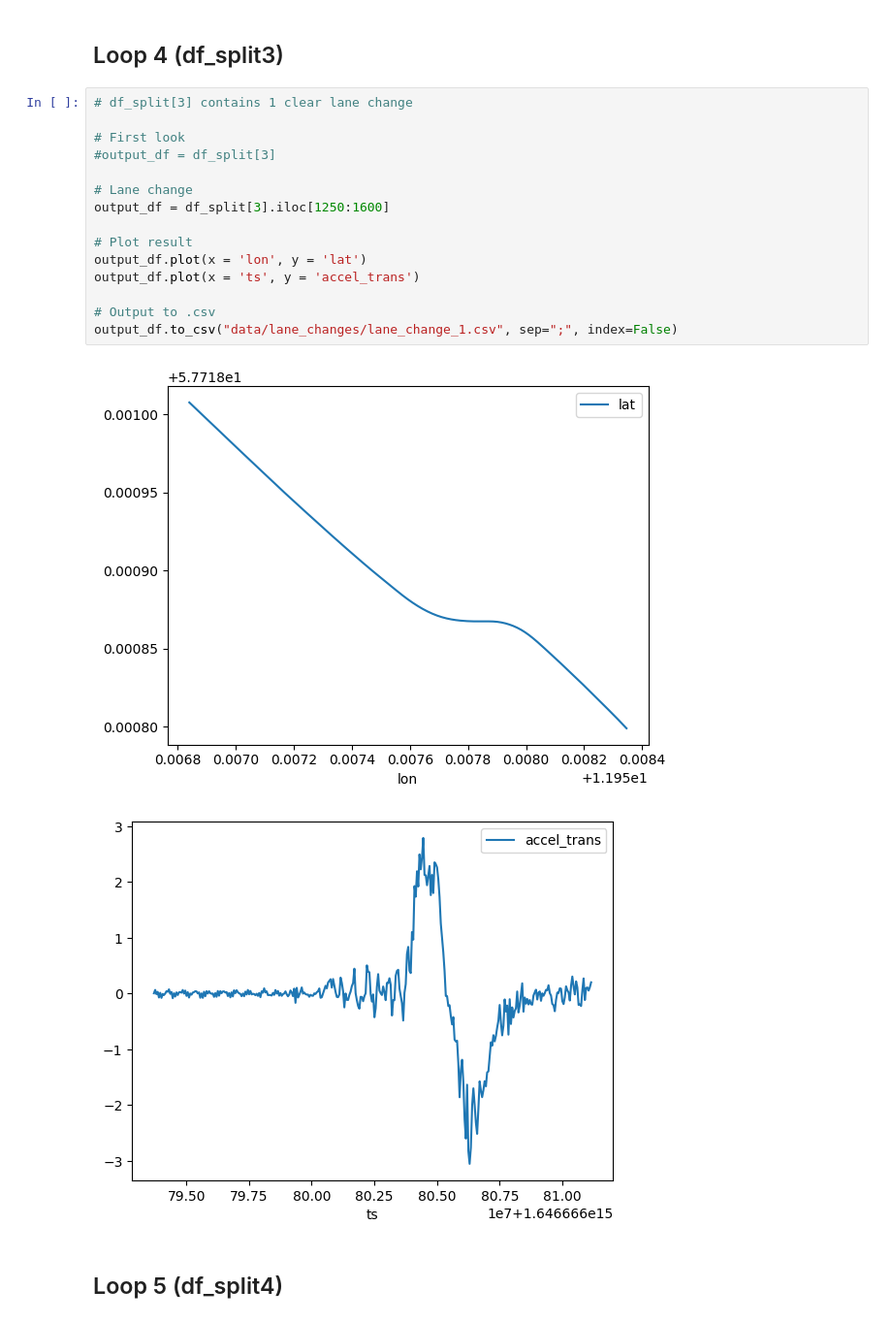
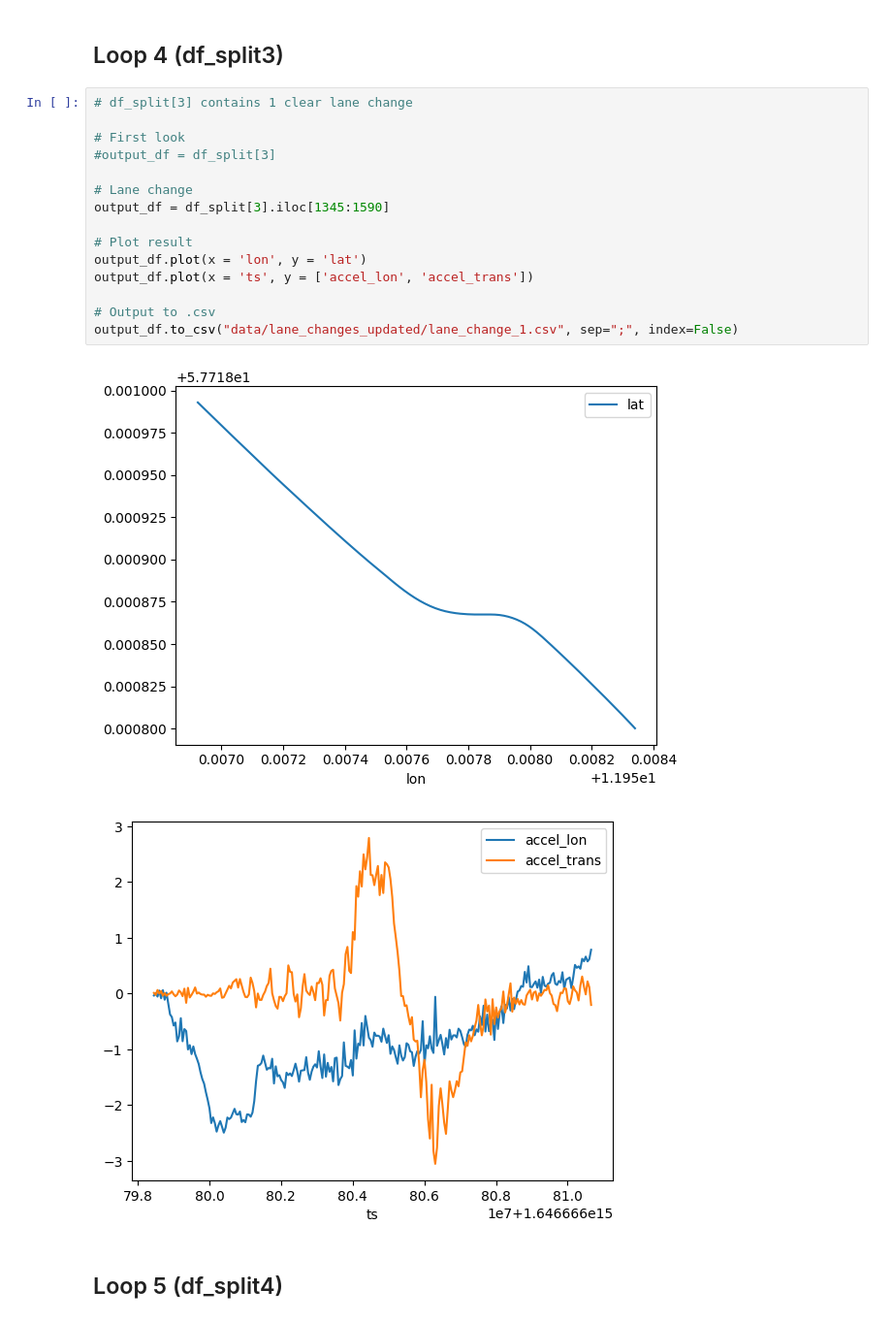
Before and after one commit to Marble879/SFC_scripts, a Jupyter notebook: LaneChange_Scripts/Extract_Lane_Changes.ipynb, the cells around one changed output. Shown at 97% size. Cells and saved outputs as stored; diff of their text form.

```diff
--- a/LaneChange_Scripts/Extract_Lane_Changes.ipynb
+++ b/LaneChange_Scripts/Extract_Lane_Changes.ipynb
@@ -68,21 +68,21 @@ while i < len(arr):
 # %%
 # df_split[3] contains 1 clear lane change
 
 # First look
 #output_df = df_split[3]
 
 # Lane change
-output_df = df_split[3].iloc[1250:1600]
+output_df = df_split[3].iloc[1345:1590]
 
 # Plot result
 output_df.plot(x = 'lon', y = 'lat')
-output_df.plot(x = 'ts', y = 'accel_trans')
+output_df.plot(x = 'ts', y = ['accel_lon', 'accel_trans'])
 
 # Output to .csv
-output_df.to_csv("data/lane_changes/lane_change_1.csv", sep=";", index=False)
+output_df.to_csv("data/lane_changes_updated/lane_change_1.csv", sep=";", index=False)
 # %% [output]
-[figure, old version]
+[figure, new version]
-[figure, old version]
+[figure, new version]
 # %% [markdown]
 ## Loop 5 (df_split4)
 # %%
```
Also changed, not shown: parts of 16 cells of this notebook, 9 other files.
